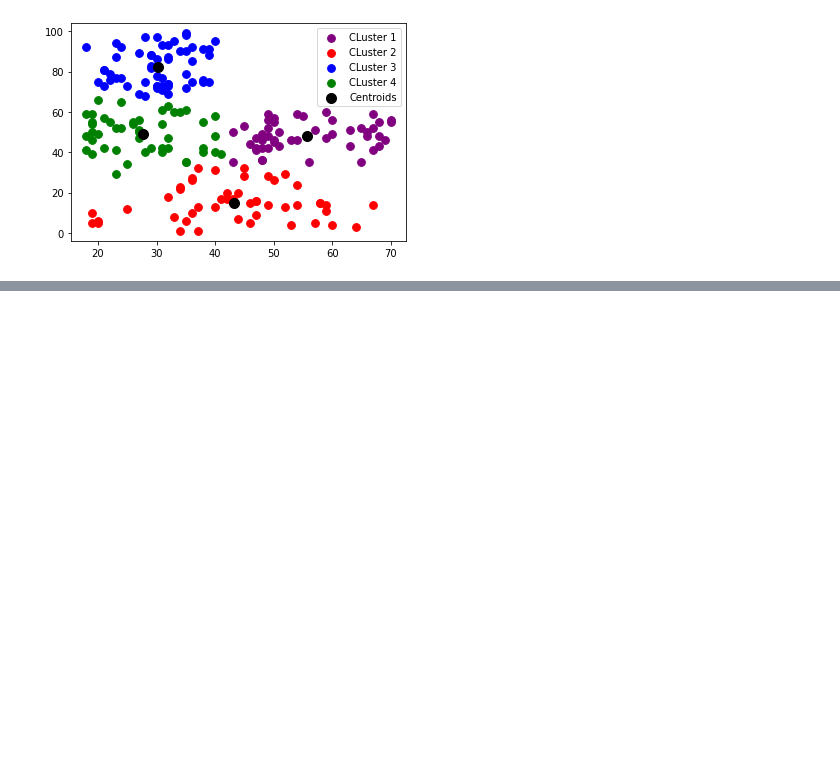
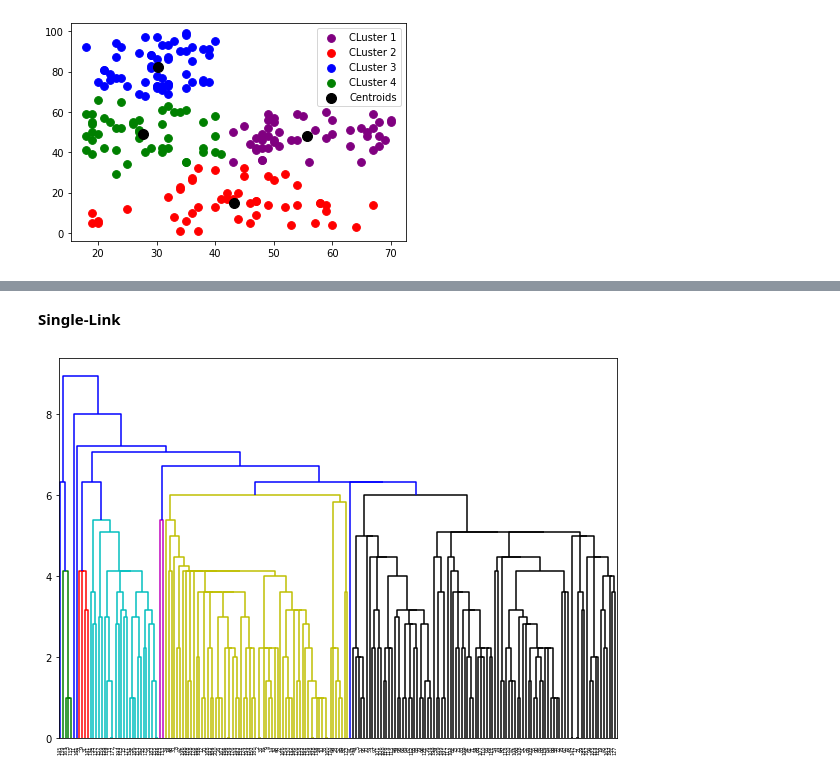
Before and after one commit to jithesh9539/Clustering_Techniques_CMPE255, a Jupyter notebook: Clustering_Techniques.ipynb, the cells around one changed output, grey strips where cells are left out. Drawn from its saved outputs; the diff is of its cells as text; code cells hidden in the pictures; blank space fills up the shorter version.

```diff
--- a/Clustering_Techniques.ipynb
+++ b/Clustering_Techniques.ipynb
@@ -150,0 +202,11 @@ plt.show()
+# %% [markdown]
+**Single-Link**
+# %%
+from scipy.cluster.hierarchy import dendrogram, linkage
+linked = linkage(y=X, method='single')
+labelList= range(1,201)
+plt.figure(figsize=(10, 7))
+dendrogram(linked,  orientation='top',labels=labelList,distance_sort='descending',show_leaf_counts=True)
+plt.show()
+# %% [output]
+[figure, added]
```
Also changed, not shown: parts of 12 cells of this notebook.
